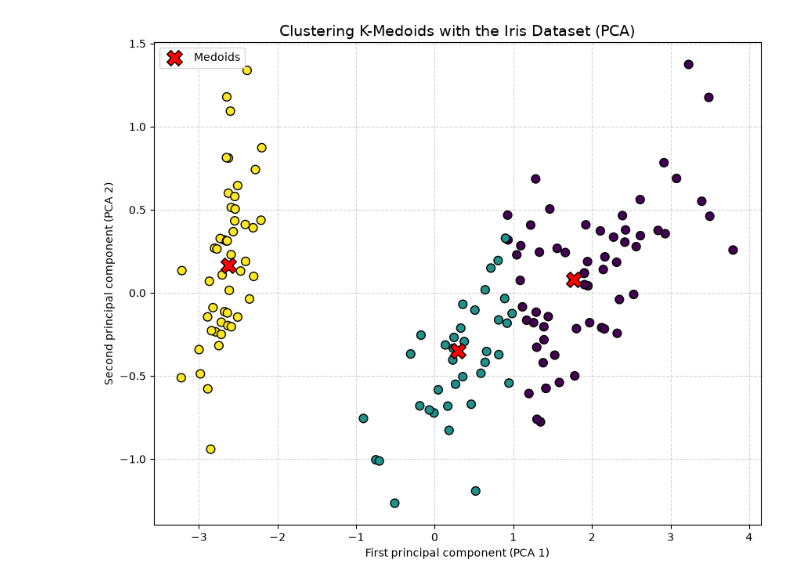
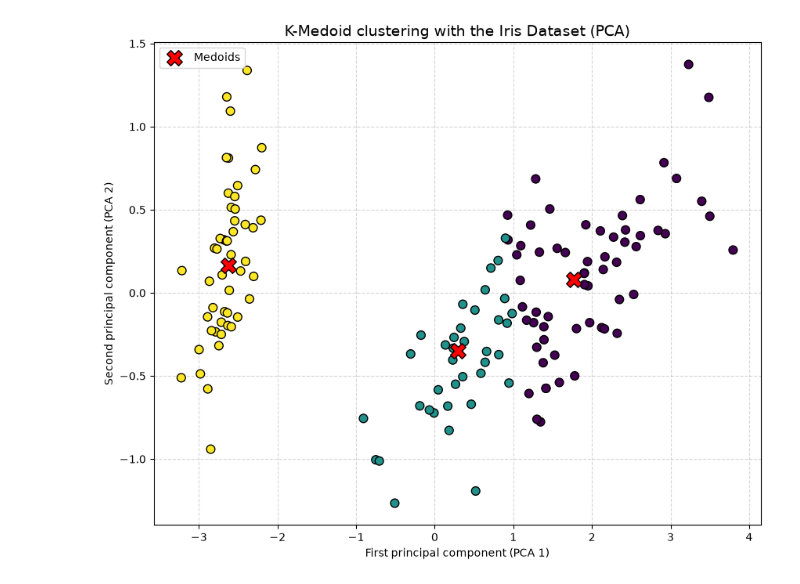
Before and after one commit to id2591/Optimisation, a Jupyter notebook: heuristic_kmedoids.ipynb, the cells around one changed output. Saved outputs shown, nothing was run; the diff lists cells and outputs as text; code cells hidden in the pictures.

```diff
--- a/heuristic_kmedoids.ipynb
+++ b/heuristic_kmedoids.ipynb
@@ -29,32 +29,33 @@ Wall time: 24.1 ms
 
 pca = PCA(n_components=2)
 X_2d = pca.fit_transform(X)
 
 
 plt.figure(figsize=(10, 8))
 
 scatter = plt.scatter(
     X_2d[:, 0], X_2d[:, 1], c=y_pred, cmap='viridis', s=60, edgecolor='k', zorder=2
 )
 
 plt.scatter(
     X_2d[medoid_indices, 0],
     X_2d[medoid_indices, 1],
     c='red',
     marker='X',
     s=200,
     edgecolor='black',
     label='Medoids',
     zorder=3,
 )
 
 plt.title(
-    "Clustering K-Medoids with the Iris Dataset (PCA)", fontsize=14
+    "K-Medoid clustering with the Iris Dataset (PCA)", fontsize=14
 )
 plt.xlabel("First principal component (PCA 1)")
 plt.ylabel("Second principal component (PCA 2)")
 plt.legend()
 plt.grid(True, linestyle='--', alpha=0.5)
+plt.savefig("iris_heuristic_kmedoids.png")
 plt.show()
 # %% [output]
-[figure, old version]
+[figure, new version]
```
Also changed, not shown: parts of 1 cell of this notebook, 5 other files.
